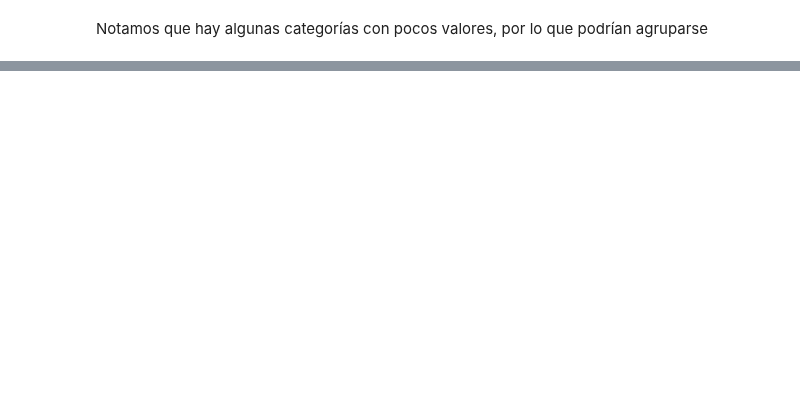
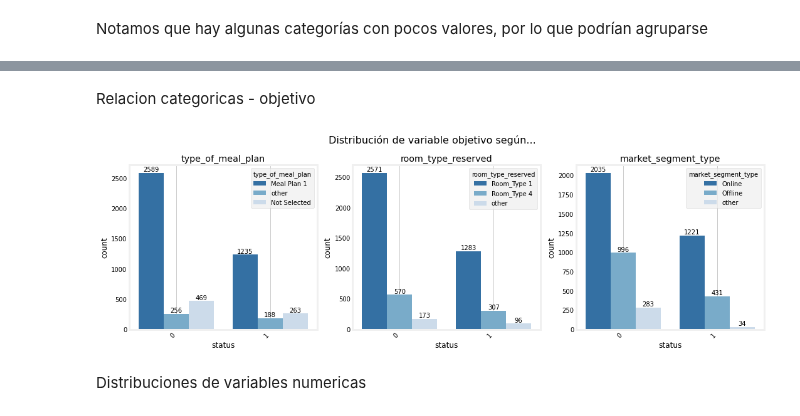
Before and after one commit to DenisTros/Hotel_Reservations, a Jupyter notebook: notebooks/Tarea.ipynb, the cells around one changed output, grey strips where cells are left out. Saved outputs shown, nothing was run; the diff lists cells and outputs as text; code cells hidden in the pictures; blank space fills up the shorter version.

```diff
--- a/notebooks/Tarea.ipynb
+++ b/notebooks/Tarea.ipynb
@@ -209,0 +264,28 @@ plt.show()
+# %% [markdown]
+Relacion categoricas - objetivo
+# %%
+cat_cols = list(df_sample.select_dtypes(include='O').iloc[:,:3].columns)
+
+num_rows = 1
+num_cols = len(cat_cols)
+
+fig, axes = plt.subplots(num_rows, num_cols, figsize=(15, 5))
+
+fig.suptitle("Distribución de variable objetivo según...", fontsize=16)
+
+for i, col in enumerate(cat_cols):
+    ax = sns.countplot(data=df_sample, x='status', palette='Blues_r', ax=axes[i], hue = col)
+    ax.grid(b=None)
+    ax.set_facecolor('white')
+    ax.set_title(f'{col}')
+    ax.bar_label(ax.containers[0])
+    ax.bar_label(ax.containers[1])
+    ax.bar_label(ax.containers[2])
+    ax.set_xticklabels(ax.get_xticklabels(), rotation=45, horizontalalignment='right')
+
+plt.tight_layout()
+plt.show()
+# %% [output]
+[figure, added]
+# %% [markdown]
+Distribuciones de variables numericas
```
Also changed, not shown: parts of 29 cells of this notebook, 2 other files.
